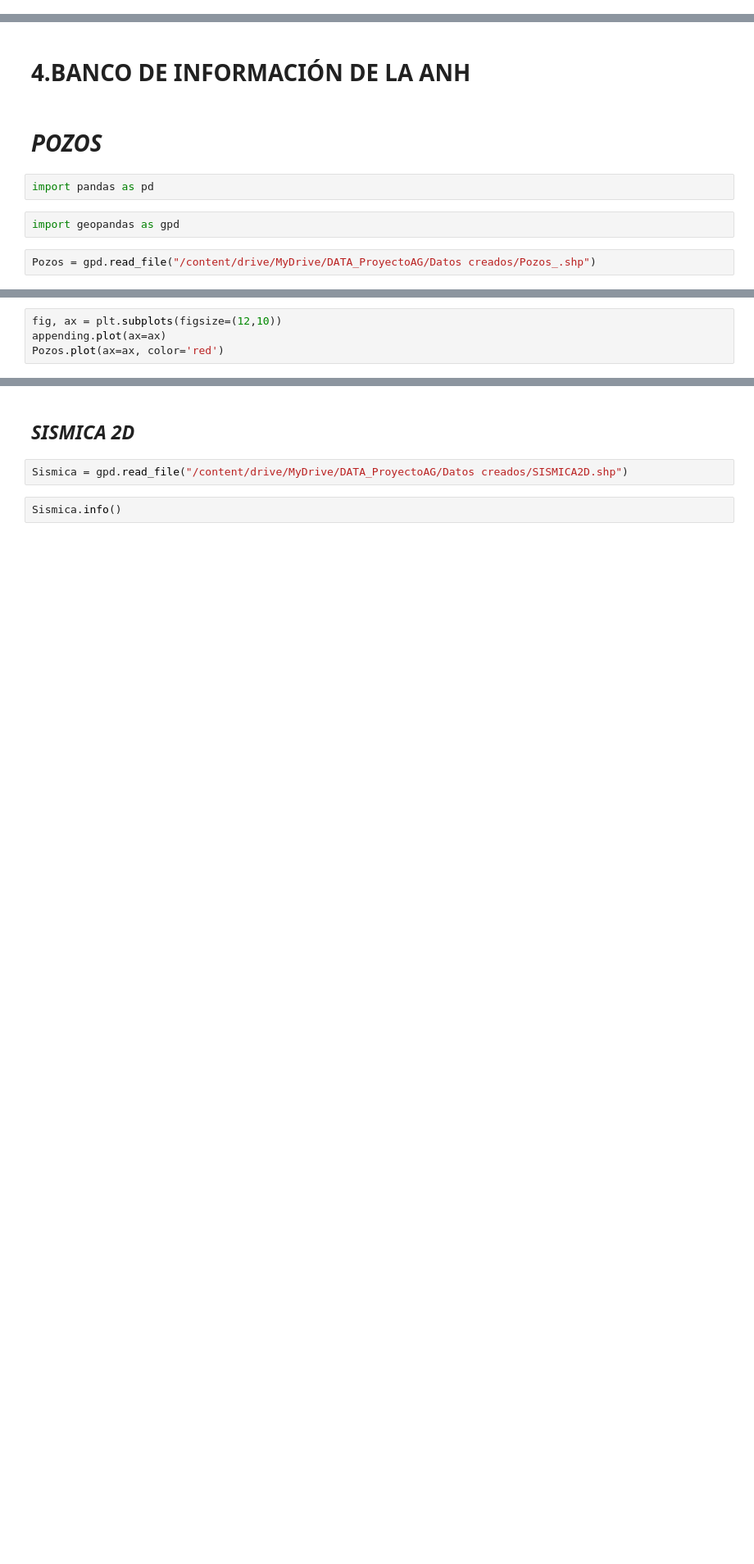
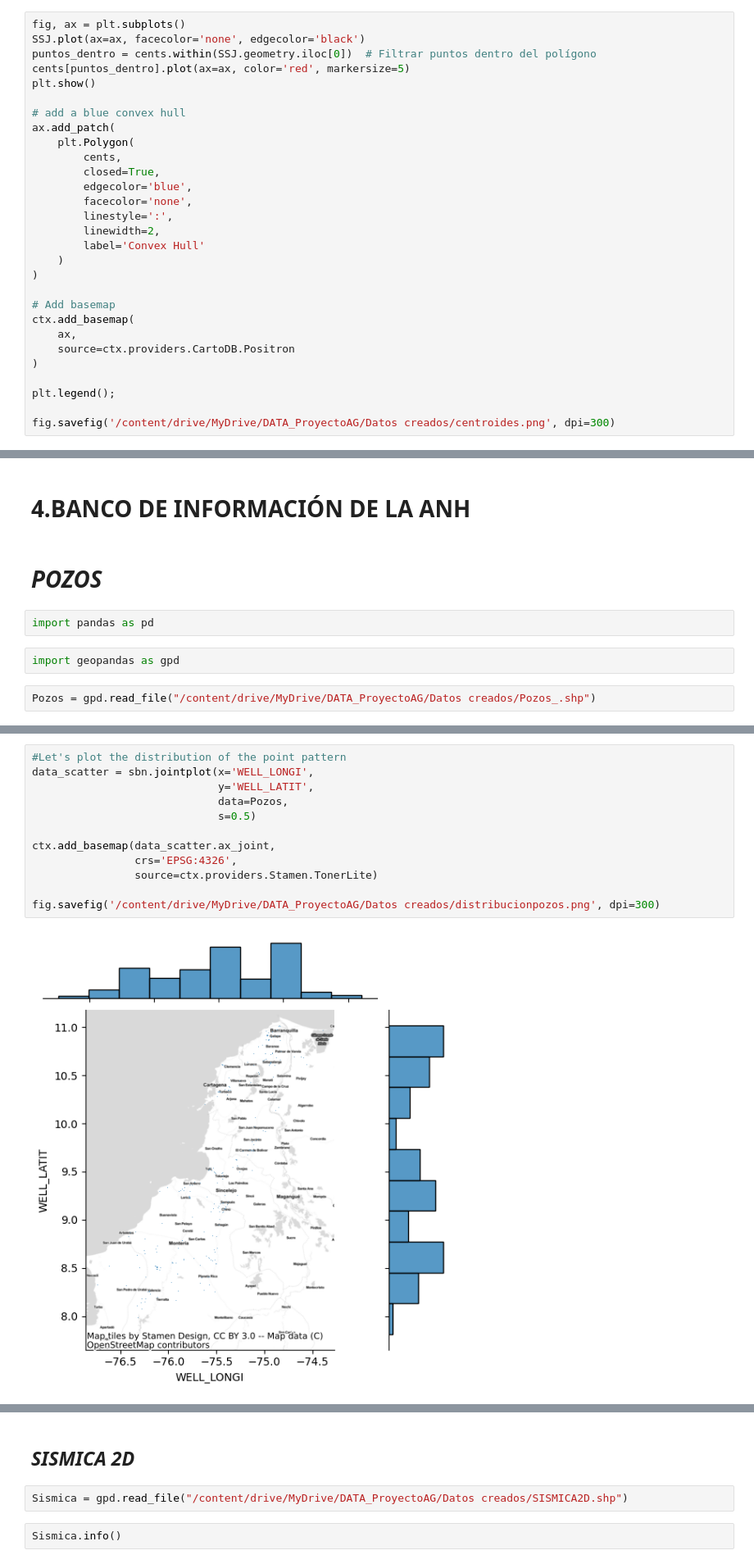
Before and after one commit to Anggarciaar/Proyecto_AnalisisGeoespacial, a Jupyter notebook: Proyecto_AnalisisGeoespacial.ipynb, the cells around one changed output, grey strips where cells are left out. Shown at 82% size. Saved outputs shown, nothing was run; the diff lists cells and outputs as text; blank space fills up the shorter version.

```diff
--- a/Proyecto_AnalisisGeoespacial.ipynb
+++ b/Proyecto_AnalisisGeoespacial.ipynb
@@ -419,3 +535,32 @@ from shapely.geometry import Polygon
 # %%
 import matplotlib.pyplot as plt
 from matplotlib.patches import Ellipse
+# %%
+fig, ax = plt.subplots()
+SSJ.plot(ax=ax, facecolor='none', edgecolor='black')
+puntos_dentro = cents.within(SSJ.geometry.iloc[0])  # Filtrar puntos dentro del polígono
+cents[puntos_dentro].plot(ax=ax, color='red', markersize=5)
+plt.show()
+
+# add a blue convex hull
+ax.add_patch(
+    plt.Polygon(
+        cents,
+        closed=True,
+        edgecolor='blue',
+        facecolor='none',
+        linestyle=':',
+        linewidth=2,
+        label='Convex Hull'
+    )
+)
+
+# Add basemap
+ctx.add_basemap(
+    ax,
+    source=ctx.providers.CartoDB.Positron
+)
+
+plt.legend();
+
+fig.savefig('/content/drive/MyDrive/DATA_ProyectoAG/Datos creados/centroides.png', dpi=300)
@@ -512,4 +643,0 @@ Name: geometry, Length: 290, dtype: geometry
-# %%
-fig, ax = plt.subplots(figsize=(12,10))
-appending.plot(ax=ax)
-Pozos.plot(ax=ax, color='red')
@@ -528,0 +644,14 @@ from sklearn.cluster import DBSCAN
+# %%
+#Let's plot the distribution of the point pattern
+data_scatter = sbn.jointplot(x='WELL_LONGI',
+                             y='WELL_LATIT',
+                             data=Pozos,
+                             s=0.5)
+
+ctx.add_basemap(data_scatter.ax_joint,
+                crs='EPSG:4326',
+                source=ctx.providers.Stamen.TonerLite)
+
+fig.savefig('/content/drive/MyDrive/DATA_ProyectoAG/Datos creados/distribucionpozos.png', dpi=300)
+# %% [output]
+[figure, added]
```
Also changed, not shown: parts of 32 cells of this notebook.
